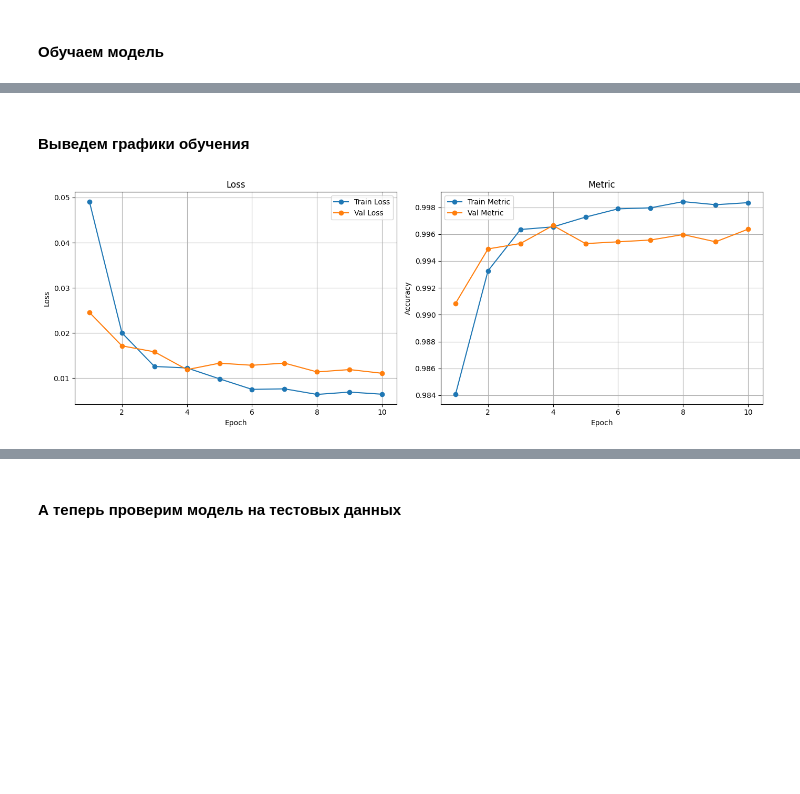
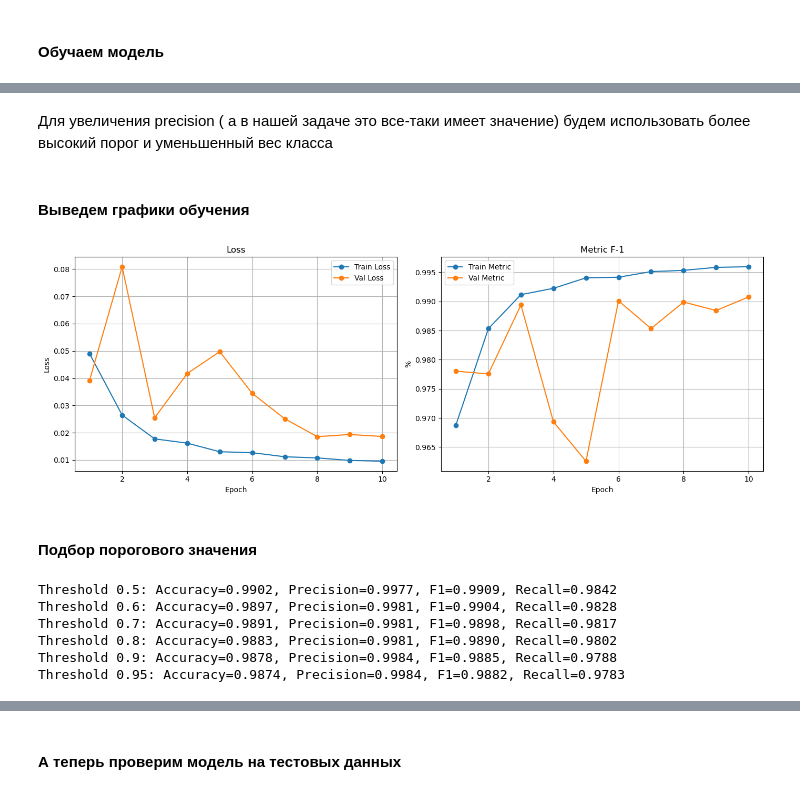
Before and after one commit to Yuri-DS/parking-occupancy-ml, a Jupyter notebook: Ml project.ipynb, the cells around one changed output, grey strips where cells are left out. Saved outputs shown, nothing was run; the diff lists cells and outputs as text; code cells hidden in the pictures; blank space fills up the shorter version.

```diff
--- a/Ml project.ipynb
+++ b/Ml project.ipynb
@@ -81,14 +179,15 @@ def compute_metric(y_true, y_pred, metric='accuracy'):
     if metric == 'accuracy':
         return accuracy_score(y_true, y_pred)
     elif metric == 'f1':
-        return f1_score(y_true, y_pred, average='macro')
+        #return f1_score(y_true, y_pred, average='macro')
+        return f1_score(y_true, y_pred) # for binary
     elif metric =='precision':
         return precision_score(y_true, y_pred)
     else:
         raise ValueError(f"Unknown metric: {metric}")
 
 # ЦИкл обучения модели
-def train_model(model, train_loader, val_loader, criterion, optimizer, device, num_epochs=10, metric_name='accuracy', scheduler=None):
+def train_model(model, train_loader, val_loader, criterion, optimizer, device, num_epochs=10, metric_name='accuracy', scheduler=None, threshold=0.5):
     train_l, val_l, train_m, val_m = [], [], [], []
     for epoch in range(num_epochs):
         # === TRAINING ===
@@ -97,7 +196,9 @@ def train_model(model, train_loader, val_loader, criterion, optimizer, device, n
         all_preds, all_labels = [], []
 
         for imgs, labels in train_loader: # DataLoader автоматически подает изображения батчами (т.е. небольшими наборами, например по 64)
-            imgs, labels = imgs.to(device), labels.to(device)
+            #imgs, labels = imgs.to(device), labels.to(device) # for crossentropy
+            imgs = imgs.to(device) # for binary
+            labels = labels.float().unsqueeze(1).to(device)
 
             optimizer.zero_grad() # Обнуляем градиенты с предыдущего шага (т.к. вычисляем новые)
             outputs = model(imgs)
@@ -107,7 +208,8 @@ def train_model(model, train_loader, val_loader, criterion, optimizer, device, n
 
             train_loss += loss.item()
 
-            preds = torch.argmax(outputs, dim=1) # max - берет наибольшее значение, а argmax - позицию элемента с max значением (т.е. номер класса)
+            #preds = torch.argmax(outputs, dim=1) # max - берет наибольшее значение, а argmax - позицию элемента с max значением (т.е. номер класса)
+            preds = (torch.sigmoid(outputs) > threshold).int() # for binary
             all_preds.extend(preds.cpu().numpy())
             all_labels.extend(labels.cpu().numpy())
 
@@ -122,13 +224,16 @@ def train_model(model, train_loader, val_loader, criterion, optimizer, device, n
         # Технически градиенты не вычисляются, но вроде как все равно напрягают процессор, поэтому нужно их выключить совсем (но это не точно):
         with torch.no_grad():
             for imgs, labels in val_loader:
-                imgs, labels = imgs.to(device), labels.to(device)
+                #imgs, labels = imgs.to(device), labels.to(device)
+                imgs = imgs.to(device) # for binary
+                labels = labels.float().unsqueeze(1).to(device)
                 outputs = model(imgs)
                 loss = criterion(outputs, labels)
 
                 val_loss += loss.item()
 
-                preds = torch.argmax(outputs, dim=1)
+                #preds = torch.argmax(outputs, dim=1)
+                preds = (torch.sigmoid(outputs) > threshold).int()
                 val_preds.extend(preds.cpu().numpy())
                 val_labels.extend(labels.cpu().numpy())
 
@@ -224,7 +302,8 @@ print(device)
 # %% [output]
 cpu
 # %%
-model = SmallCNN().to(device)
+#model = SmallCNN().to(device)
+model = BetterCNNWithResiduals().to(device)
 print_model_summary(model)
 # %% [output]
 Layer (type)                   Input Shape          Output Shape         Param #
@@ -245,8 +328,8 @@ Total trainable parameters: 529,666
 *P.S.* у меня код переделеан из многоклассовой классификацию в двухклассовую. Но для бинарной классификации обычно делают под ргому: используют binary entropy и выходной слой не вектор из значений вероятности принадлежность к классу 0 и классу 1, а просто вероятность принадлежности к классу 1.
 Если кто хочет, может переделать.
 # %%
-criterion = torch.nn.CrossEntropyLoss() # это функция ошибки
-optimizer = torch.optim.Adam(model.parameters(), lr=0.0005) # это алгоритм оптимизации (Адам - это тот же сохаст. градиентный спуск + улучшения над ним)
+criterion = torch.nn.BCEWithLogitsLoss()
+optimizer = torch.optim.Adam(model.parameters(), lr=0.001) # это алгоритм оптимизации (Адам - это тот же сохаст. градиентный спуск + улучшения над ним)
 # %% [markdown]
 #### Скорость обучения будем менять, иначе в какой-то момент шаг алгоритма станет больше расстояния до оптимума и мы будем скакать вокруг
 # %%
@@ -268,8 +349,9 @@ train_loss, train_metric, val_loss, val_metric = train_model(
     optimizer=optimizer,
     device=device,
     num_epochs=10,
-    metric_name='f1',  # или 'accuracy' или 'precision'
-    scheduler = scheduler
+    metric_name='f1',  # или 'accuracy' или 'precision' или 'f1'
+    scheduler = scheduler,
+    threshold = 0.6
 )
 # %% [output]
 Epoch 1:
@@ -292,29 +374,32 @@ Epoch 10:
+# %% [markdown]
+Для увеличения precision ( а в нашей задаче это все-таки имеет значение) будем использовать более высокий порог и уменьшенный вес класса
 # %% [markdown]
 #### Выведем графики обучения
 # %%
 epochs = len(train_loss) + 1
 
 fig, axs = plt.subplots(1, 2, figsize=(14, 5))
 
 # График Loss
 axs[0].plot(range(1, epochs), train_loss, label='Train Loss', marker='o')
 axs[0].plot(range(1, epochs), val_loss, label='Val Loss', marker='o')
 axs[0].set_title('Loss')
 axs[0].set_xlabel('Epoch')
 axs[0].set_ylabel('Loss')
 axs[0].legend()
 axs[0].grid(True)
 
 # График Метрики
 axs[1].plot(range(1, epochs), train_metric, label='Train Metric', marker='o')
 axs[1].plot(range(1, epochs), val_metric, label='Val Metric', marker='o')
-axs[1].set_title('Metric')
+axs[1].set_title('Metric F-1')
 axs[1].set_xlabel('Epoch')
-axs[1].set_ylabel('Accuracy')
+axs[1].set_ylabel('%')
 axs[1].legend()
 axs[1].grid(True)
 
 plt.tight_layout()
+plt.savefig('metrics_plot15.png', dpi=300)
 plt.show()
 # %% [output]
-[figure, old version]
+[figure, new version]
@@ -320,0 +409,2 @@ plt.show()
+# %% [markdown]
+#### Подбор порогового значения
@@ -320,0 +434,17 @@ plt.show()
+# %%
+for threshold in [0.5, 0.6, 0.7, 0.8, 0.9, 0.95]:
+    preds = (all_outputs >= threshold).astype(int)
+
+    acc = accuracy_score(all_labels, preds)
+    precision = precision_score(all_labels, preds)
+    f1 = f1_score(all_labels, preds)
+    rec = recall_score(all_labels, preds)
+
+    print(f"Threshold {threshold}: Accuracy={acc:.4f}, Precision={precision:.4f}, F1={f1:.4f}, Recall={rec:.4f}")
+# %% [output]
+Threshold 0.5: Accuracy=0.9902, Precision=0.9977, F1=0.9909, Recall=0.9842
+Threshold 0.6: Accuracy=0.9897, Precision=0.9981, F1=0.9904, Recall=0.9828
+Threshold 0.7: Accuracy=0.9891, Precision=0.9981, F1=0.9898, Recall=0.9817
+Threshold 0.8: Accuracy=0.9883, Precision=0.9981, F1=0.9890, Recall=0.9802
+Threshold 0.9: Accuracy=0.9878, Precision=0.9984, F1=0.9885, Recall=0.9788
+Threshold 0.95: Accuracy=0.9874, Precision=0.9984, F1=0.9882, Recall=0.9783
```
Also changed, not shown: parts of 31 cells of this notebook, 7 other files.
